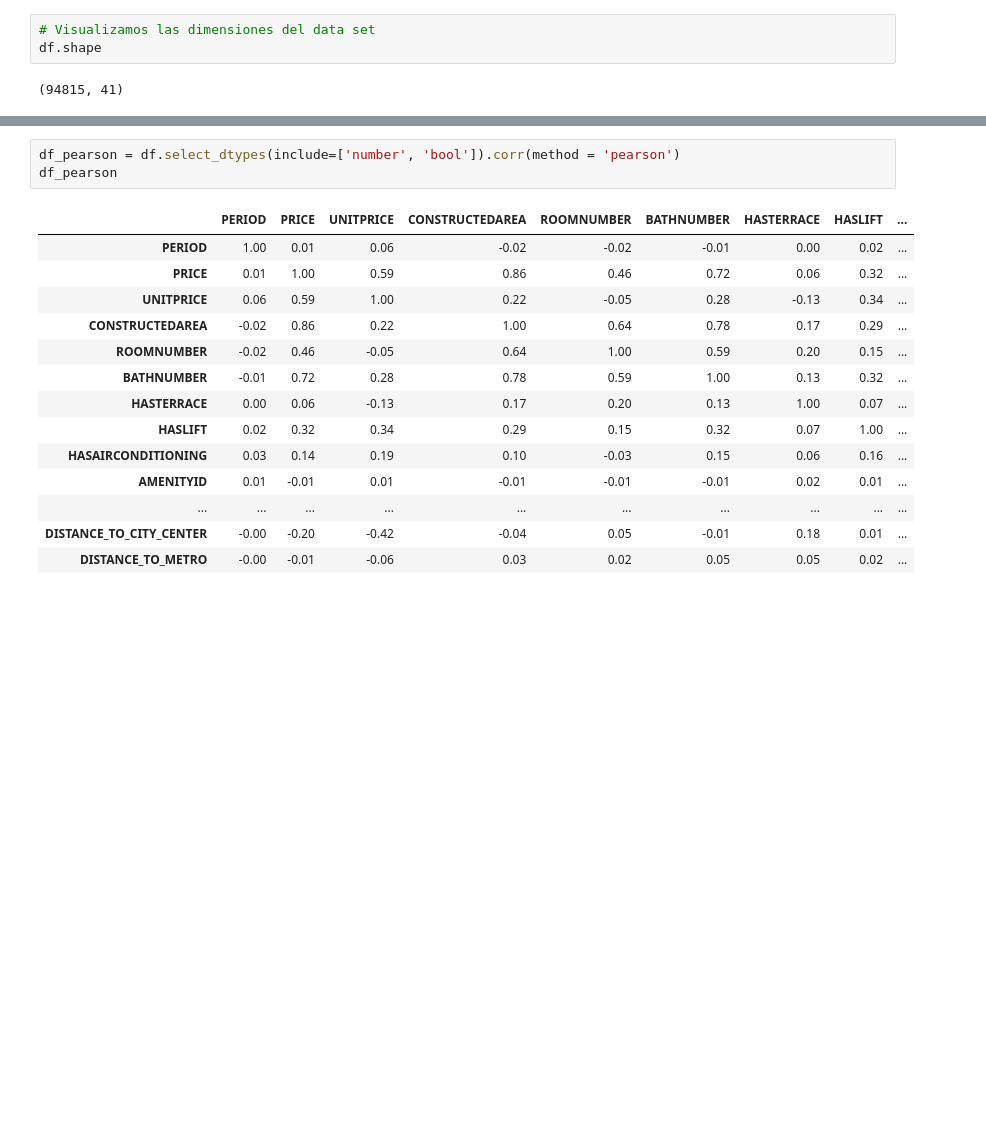
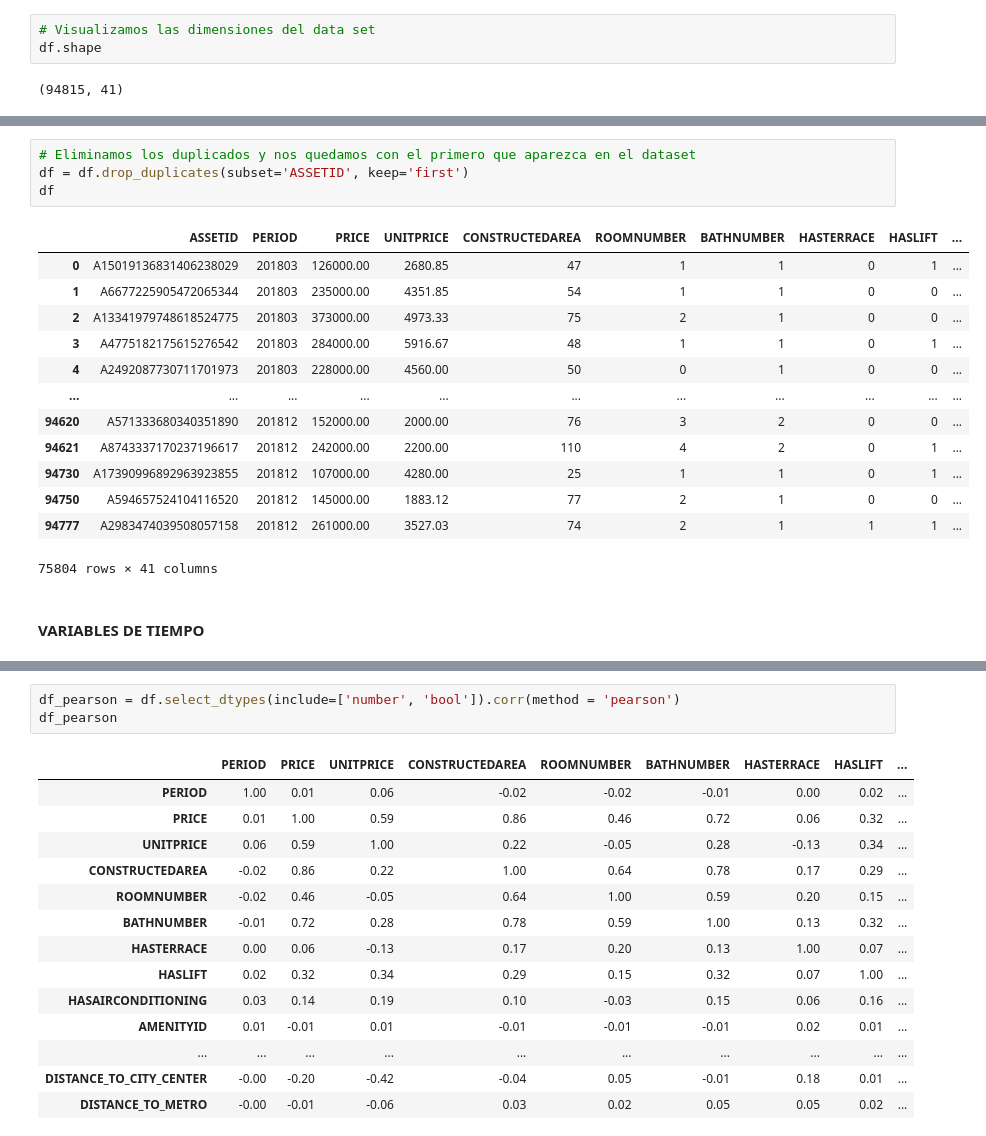
Before and after one commit to OscarFraile/EVOLVE, a Jupyter notebook: Raul_Navas_Estadistica/Notebooks/Practicas/Madrid_Sales.ipynb, the cells around one changed output, grey strips where cells are left out. Drawn from its saved outputs; the diff is of its cells as text; blank space fills up the shorter version.

```diff
--- a/Raul_Navas_Estadistica/Notebooks/Practicas/Madrid_Sales.ipynb
+++ b/Raul_Navas_Estadistica/Notebooks/Practicas/Madrid_Sales.ipynb
@@ -127,0 +196,20 @@ df.head()
+# %%
+# Eliminamos los duplicados y nos quedamos con el primero que aparezca en el dataset
+df = df.drop_duplicates(subset='ASSETID', keep='first')
+df
+# %% [output]
+|  | ASSETID | PERIOD | PRICE | UNITPRICE | CONSTRUCTEDAREA | ROOMNUMBER | BATHNUMBER | HASTERRACE | HASLIFT | ... |
+| 0 | A15019136831406238029 | 201803 | 126000.00 | 2680.85 | 47 | 1 | 1 | 0 | 1 | ... |
+| 1 | A6677225905472065344 | 201803 | 235000.00 | 4351.85 | 54 | 1 | 1 | 0 | 0 | ... |
+| 2 | A13341979748618524775 | 201803 | 373000.00 | 4973.33 | 75 | 2 | 1 | 0 | 0 | ... |
+| 3 | A4775182175615276542 | 201803 | 284000.00 | 5916.67 | 48 | 1 | 1 | 0 | 1 | ... |
+| 4 | A2492087730711701973 | 201803 | 228000.00 | 4560.00 | 50 | 0 | 1 | 0 | 0 | ... |
+| ... | ... | ... | ... | ... | ... | ... | ... | ... | ... | ... |
+| 94620 | A571333680340351890 | 201812 | 152000.00 | 2000.00 | 76 | 3 | 2 | 0 | 0 | ... |
+| 94621 | A8743337170237196617 | 201812 | 242000.00 | 2200.00 | 110 | 4 | 2 | 0 | 1 | ... |
+| 94730 | A17390996892963923855 | 201812 | 107000.00 | 4280.00 | 25 | 1 | 1 | 0 | 1 | ... |
+| 94750 | A594657524104116520 | 201812 | 145000.00 | 1883.12 | 77 | 2 | 1 | 0 | 0 | ... |
+| 94777 | A2983474039508057158 | 201812 | 261000.00 | 3527.03 | 74 | 2 | 1 | 1 | 1 | ... |
+75804 rows × 41 columns
+# %% [markdown]
+#### VARIABLES DE TIEMPO
```
Also changed, not shown: parts of 28 cells of this notebook, 2 other files.
